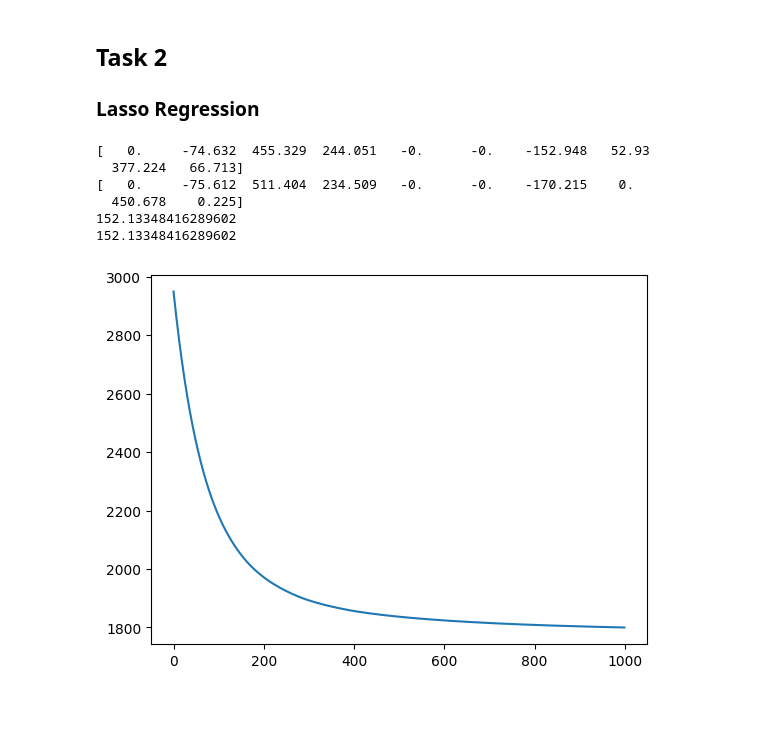
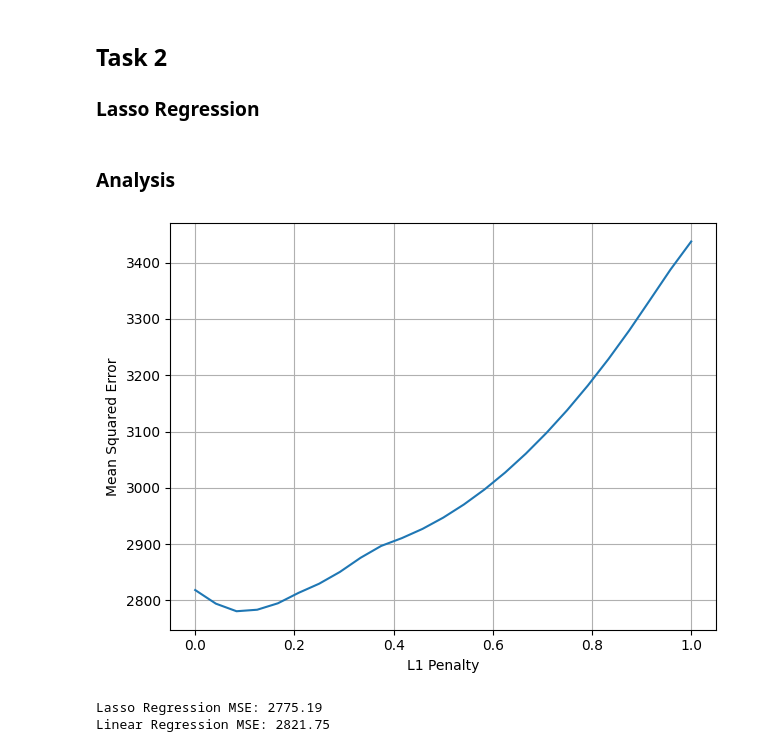
Before and after one commit to MathiasD-P/ECSE_551_A1, a Jupyter notebook: regression.ipynb, the cells around one changed output. Cells and saved outputs as stored; diff of their text form; code cells hidden in the pictures; blank space fills up the shorter version.

Commit message:
added analysis of lasso regression

```diff
--- a/regression.ipynb
+++ b/regression.ipynb
@@ -110,6 +113,7 @@ class LassoRegression():
                 self.penalty * np.linalg.norm(self.weights[1:], 1)
                 ) # exclude bias term from penalty
             self.training_loss.append(loss) # store training loss for given iteration
+        return self
 
     def update_weights(self):
         m = self.X_train.shape[0]
@@ -130,39 +134,36 @@ class LassoRegression():
     @staticmethod
     def soft_threshold(z, alpha):
         return np.sign(z) * np.maximum(np.abs(z) - alpha, 0)
+# %% [markdown]
+### Analysis
 # %%
-from sklearn.linear_model import Lasso
-import numpy as np
+Xtrain, Xtest, ytrain, ytest = train_test_split(X, y, test_size=0.3, random_state=42)
 
-# my implementation
-lasso_custom = LassoRegression(
-    learning_rate=1, iterations=1000, penalty=0.2
-    )
-lasso_custom.fit(X, y)
-pred_custom = lasso_custom.predict(X)
+# MSE vs L1 penalty figure for lasso regression
+mse = []
+for penalty in np.linspace(0, 1, 25):
+    lasso = LassoRegression(learning_rate=1.5, iterations=1000, penalty=penalty).fit(Xtrain, ytrain)
+    ypred = lasso.predict(Xtest)
+    mse.append(mean_squared_error(ytest, ypred))
+plt.plot(np.linspace(0, 1, 25), mse)
+plt.grid()
+plt.xlabel("L1 Penalty")
+plt.ylabel("Mean Squared Error")
+plt.tight_layout()
+plt.show()
 
-# sklearn implementation
-lasso_skl = Lasso(alpha=0.2, max_iter=10000, fit_intercept=True)
-lasso_skl.fit(X, y)
-pred_skl = lasso_skl.predict(X)
+# lasso regression
+lasso_regression = LassoRegression(learning_rate=1.5, iterations=10000, penalty=0.1).fit(Xtrain, ytrain)
+ypred_lasso = lasso_regression.predict(Xtest)
+mse_lasso = mean_squared_error(ytest, ypred_lasso)
+print(f"Lasso Regression MSE: {mse_lasso:.2f}")
 
-# Compare coefficients
-import numpy as np
-
-np.set_printoptions(precision=3, suppress=True)
-
-print(lasso_custom.weights[1:])
-print(lasso_skl.coef_)
-print(lasso_custom.weights[0])
-print(lasso_skl.intercept_)
-
-plt.plot(lasso_custom.training_loss)
-plt.show()
+# linear regression from sklearn
+linear_regression = LinearRegression().fit(Xtrain, ytrain)
+ypred_lr = linear_regression.predict(Xtest)
+mse_lr = mean_squared_error(ytest, ypred_lr)
+print(f"Linear Regression MSE: {mse_lr:.2f}")
 # %% [output]
+[figure, new version]
-[   0.     -74.632  455.329  244.051   -0.      -0.    -152.948   52.93
-  377.224   66.713]
-[   0.     -75.612  511.404  234.509   -0.      -0.    -170.215    0.
-  450.678    0.225]
-152.13348416289602
-152.13348416289602
+Lasso Regression MSE: 2775.19
+Linear Regression MSE: 2821.75
-[figure, old version]
```
Also changed, not shown: parts of 1 cell of this notebook.
